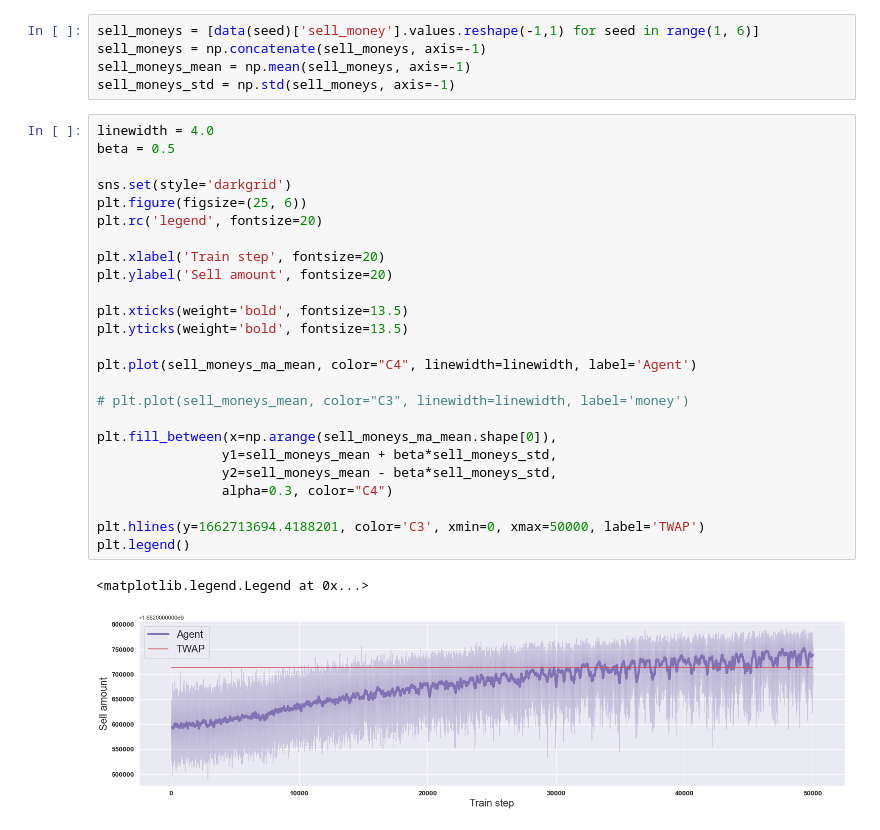
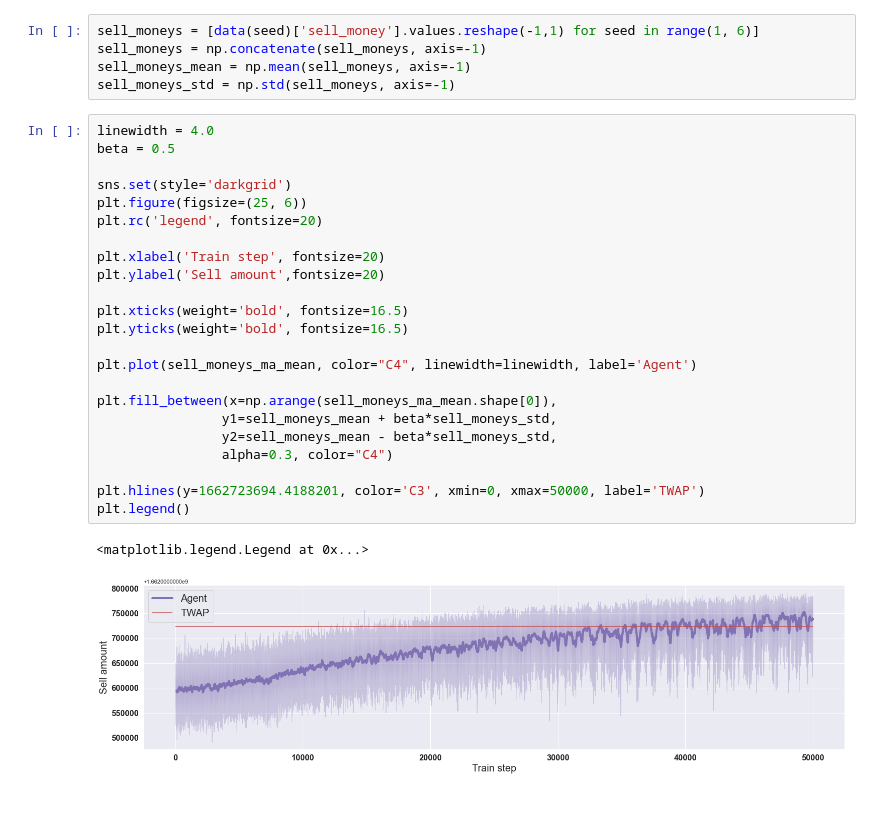
Before and after one commit to Yang-Hyun-Jun/Implementation-RLexecution, a Jupyter notebook: notebooks/experiment.ipynb, the cells around one changed output. Drawn from its saved outputs; the diff is of its cells as text.

```diff
--- a/notebooks/experiment.ipynb
+++ b/notebooks/experiment.ipynb
@@ -25,28 +25,26 @@ sell_moneys_std = np.std(sell_moneys, axis=-1)
 # %%
 linewidth = 4.0
 beta = 0.5
 
 sns.set(style='darkgrid')
 plt.figure(figsize=(25, 6))
 plt.rc('legend', fontsize=20)
 
 plt.xlabel('Train step', fontsize=20)
-plt.ylabel('Sell amount', fontsize=20)
+plt.ylabel('Sell amount',fontsize=20)
 
-plt.xticks(weight='bold', fontsize=13.5)
-plt.yticks(weight='bold', fontsize=13.5)
+plt.xticks(weight='bold', fontsize=16.5)
+plt.yticks(weight='bold', fontsize=16.5)
 
 plt.plot(sell_moneys_ma_mean, color="C4", linewidth=linewidth, label='Agent')
-
-# plt.plot(sell_moneys_mean, color="C3", linewidth=linewidth, label='money')
 
 plt.fill_between(x=np.arange(sell_moneys_ma_mean.shape[0]),
                 y1=sell_moneys_mean + beta*sell_moneys_std,
                 y2=sell_moneys_mean - beta*sell_moneys_std,
                 alpha=0.3, color="C4")
 
-plt.hlines(y=1662713694.4188201, color='C3', xmin=0, xmax=50000, label='TWAP')
+plt.hlines(y=1662723694.4188201, color='C3', xmin=0, xmax=50000, label='TWAP')
 plt.legend()
 # %% [output]
 <matplotlib.legend.Legend at 0x...>
-[figure, old version]
+[figure, new version]
```
Also changed, not shown: parts of 4 cells of this notebook, 2 other files.
